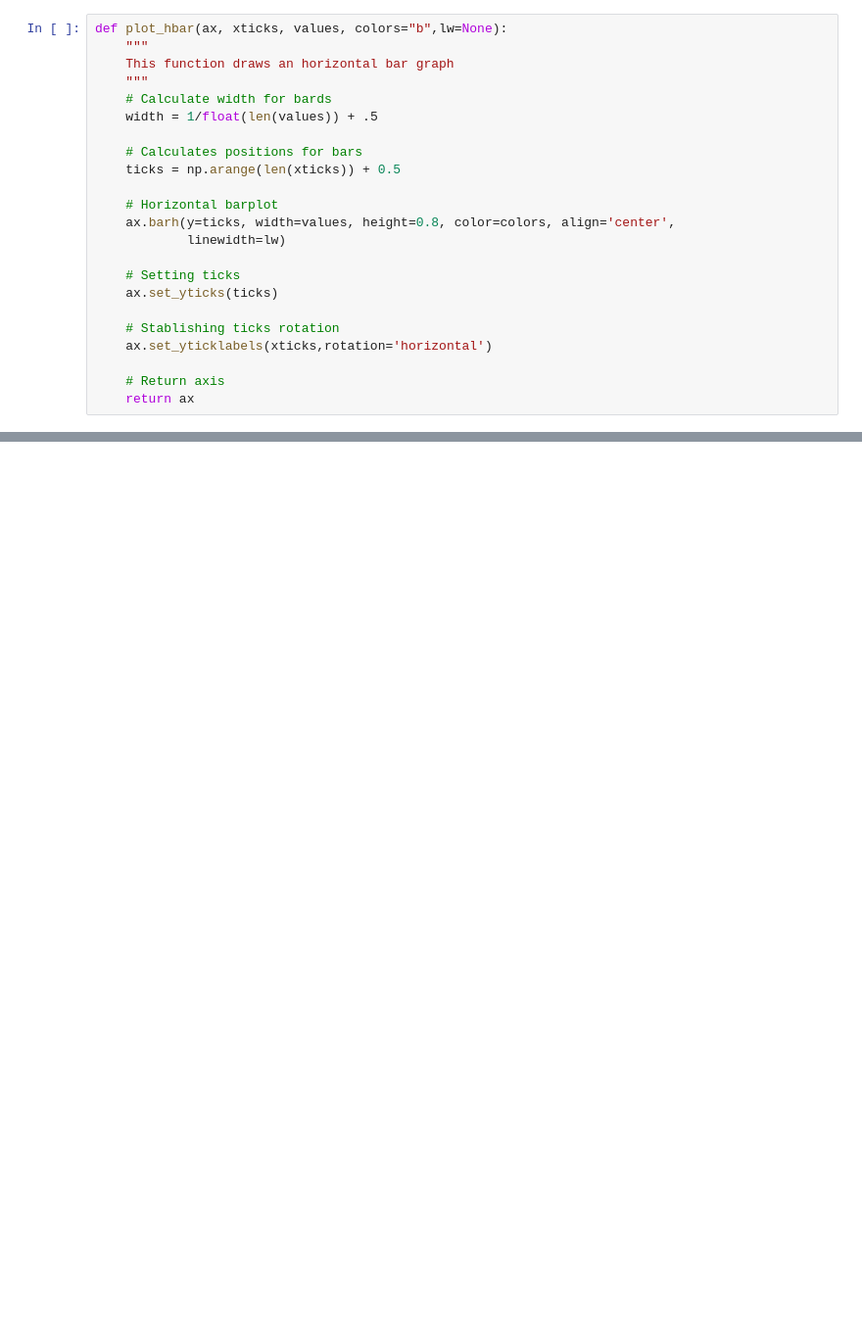
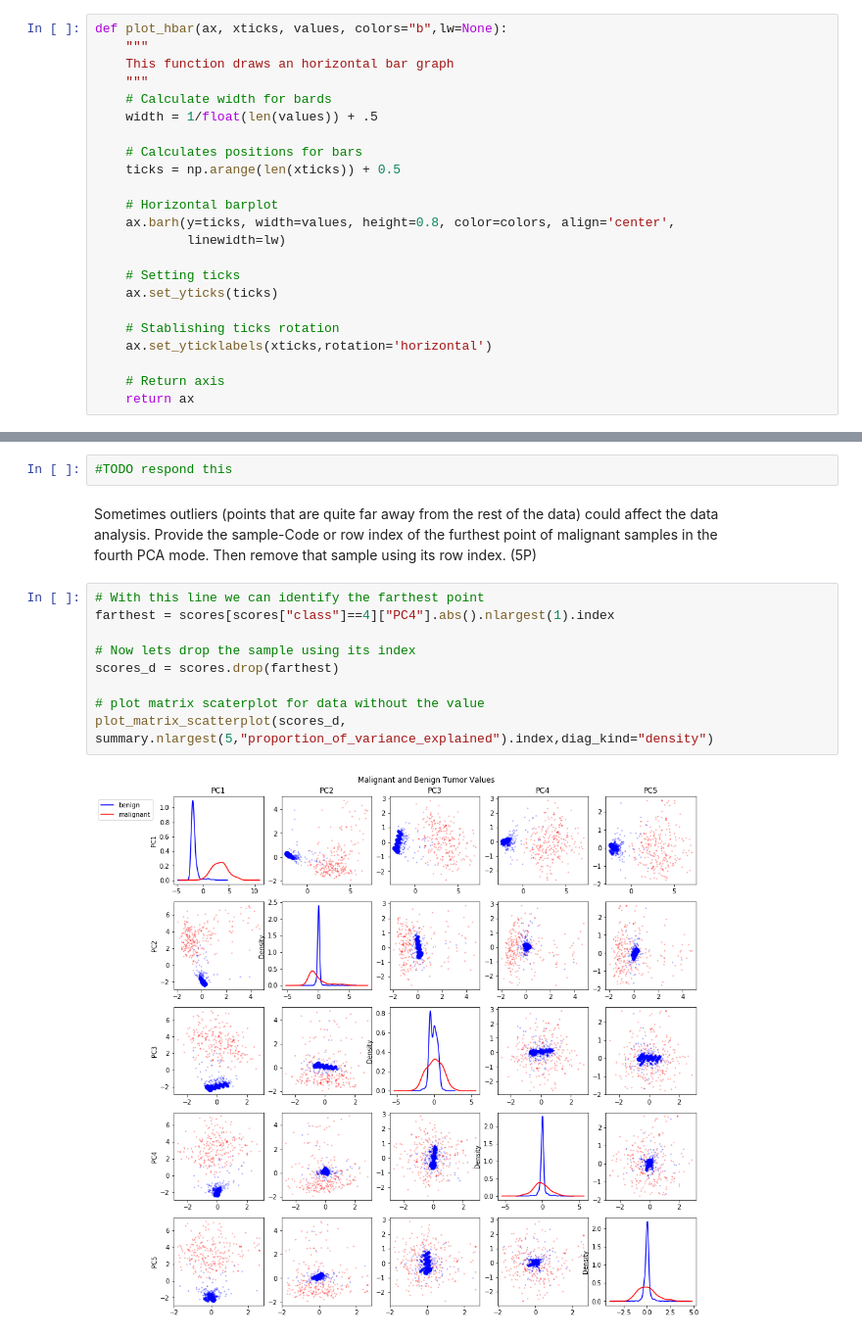
Before and after one commit to brucetony/VisComp, a Jupyter notebook: vclsi-2-Schultz-Ibarra.ipynb, the cells around one changed output, grey strips where cells are left out. Shown at 98% size. Cells and saved outputs as stored; diff of their text form; blank space fills up the shorter version.

```diff
--- a/vclsi-2-Schultz-Ibarra.ipynb
+++ b/vclsi-2-Schultz-Ibarra.ipynb
@@ -336,0 +346,17 @@ plt.axvline(x=0.9, color='r', linestyle='--')
+# %%
+#TODO respond this
+# %% [markdown]
+Sometimes outliers (points that are quite far away from the rest of the data) could affect the data
+analysis. Provide the sample-Code or row index of the furthest point of malignant samples in the
+fourth PCA mode. Then remove that sample using its row index. (5P)
+# %%
+# With this line we can identify the farthest point
+farthest = scores[scores["class"]==4]["PC4"].abs().nlargest(1).index
+
+# Now lets drop the sample using its index
+scores_d = scores.drop(farthest)
+
+# plot matrix scaterplot for data without the value
+plot_matrix_scatterplot(scores_d, summary.nlargest(5,"proportion_of_variance_explained").index,diag_kind="density")
+# %% [output]
+[figure, added]
```
Also changed, not shown: parts of 13 cells of this notebook.
